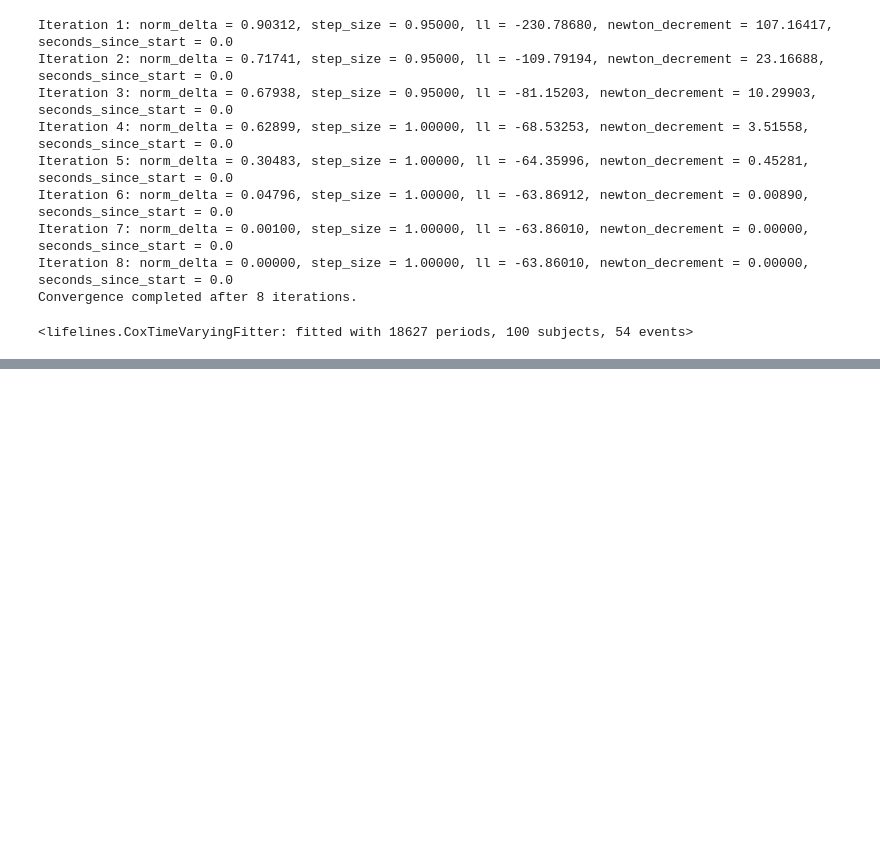
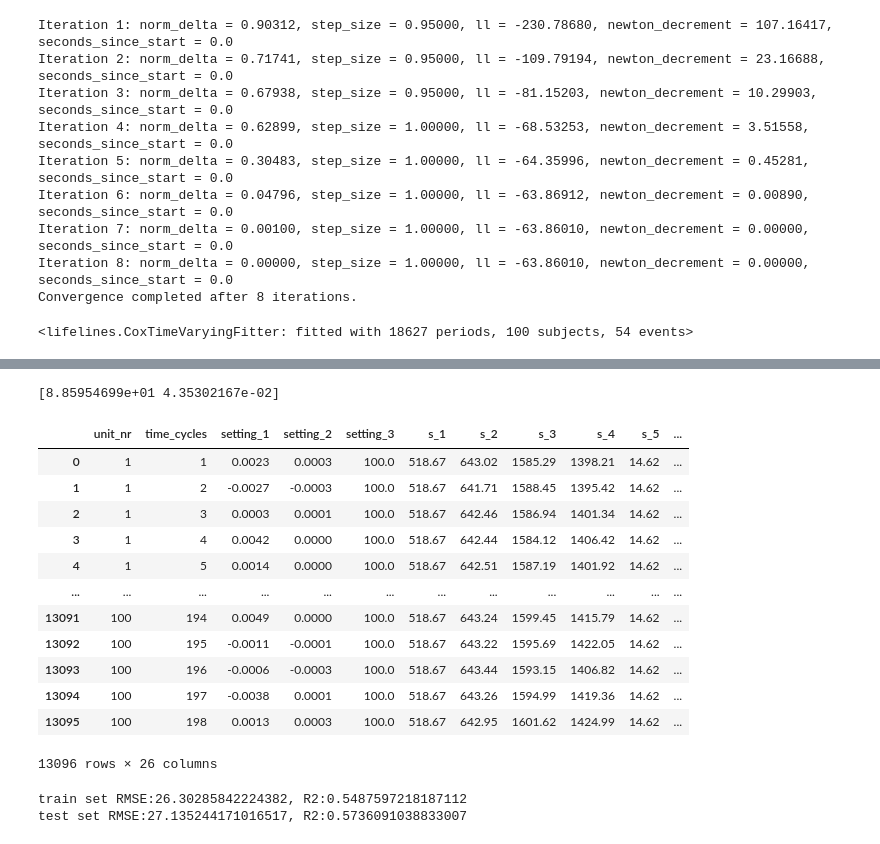
Before and after one commit to xxl4tomxu98/NASA-Jet-Engine-Maintenance, a Jupyter notebook: Survival Analysis/survival.ipynb, the cells around one changed output, grey strips where cells are left out. Drawn from its saved outputs; the diff is of its cells as text; code cells hidden in the pictures; blank space fills up the shorter version.

```diff
--- a/Survival Analysis/survival.ipynb
+++ b/Survival Analysis/survival.ipynb
@@ -238,0 +240,46 @@ plt.show()
+# %%
+def evaluate(y_true, y_hat, label='test'):
+    mse = mean_squared_error(y_true, y_hat)
+    rmse = np.sqrt(mse)
+    variance = r2_score(y_true, y_hat)
+    print('{} set RMSE:{}, R2:{}'.format(label, rmse, variance))
+
+def exponential_model(z, a, b):
+    return a * np.exp(-b * z)
+
+popt, pcov = curve_fit(exponential_model, df_hazard['hazard'], df_hazard['RUL'])
+print(popt)
+# %% [output]
+[8.85954699e+01 4.35302167e-02]
+# %%
+test
+# %% [output]
+|  | unit_nr | time_cycles | setting_1 | setting_2 | setting_3 | s_1 | s_2 | s_3 | s_4 | s_5 | ... |
+| 0 | 1 | 1 | 0.0023 | 0.0003 | 100.0 | 518.67 | 643.02 | 1585.29 | 1398.21 | 14.62 | ... |
+| 1 | 1 | 2 | -0.0027 | -0.0003 | 100.0 | 518.67 | 641.71 | 1588.45 | 1395.42 | 14.62 | ... |
+| 2 | 1 | 3 | 0.0003 | 0.0001 | 100.0 | 518.67 | 642.46 | 1586.94 | 1401.34 | 14.62 | ... |
+| 3 | 1 | 4 | 0.0042 | 0.0000 | 100.0 | 518.67 | 642.44 | 1584.12 | 1406.42 | 14.62 | ... |
+| 4 | 1 | 5 | 0.0014 | 0.0000 | 100.0 | 518.67 | 642.51 | 1587.19 | 1401.92 | 14.62 | ... |
+| ... | ... | ... | ... | ... | ... | ... | ... | ... | ... | ... | ... |
+| 13091 | 100 | 194 | 0.0049 | 0.0000 | 100.0 | 518.67 | 643.24 | 1599.45 | 1415.79 | 14.62 | ... |
+| 13092 | 100 | 195 | -0.0011 | -0.0001 | 100.0 | 518.67 | 643.22 | 1595.69 | 1422.05 | 14.62 | ... |
+| 13093 | 100 | 196 | -0.0006 | -0.0003 | 100.0 | 518.67 | 643.44 | 1593.15 | 1406.82 | 14.62 | ... |
+| 13094 | 100 | 197 | -0.0038 | 0.0001 | 100.0 | 518.67 | 643.26 | 1594.99 | 1419.36 | 14.62 | ... |
+| 13095 | 100 | 198 | 0.0013 | 0.0003 | 100.0 | 518.67 | 642.95 | 1601.62 | 1424.99 | 14.62 | ... |
+13096 rows × 26 columns
+# %%
+# prep test set
+test = test.drop(labels=drop_labels, axis=1)
+test['breakdown'] = 0
+test['start'] = test['time_cycles'] - 1
+
+# predict and evaluate
+y_hat = exponential_model(df_hazard['hazard'], *popt)
+evaluate(df_hazard['RUL'], y_hat, 'train')
+
+y_pred = ctv.predict_log_partial_hazard(test.groupby('unit_nr').last())
+y_hat = exponential_model(y_pred, *popt)
+evaluate(y_test, y_hat)
+# %% [output]
+train set RMSE:26.30285842224382, R2:0.5487597218187112
+test set RMSE:27.135244171016517, R2:0.5736091038833007
```
Also changed, not shown: parts of 8 cells of this notebook.
